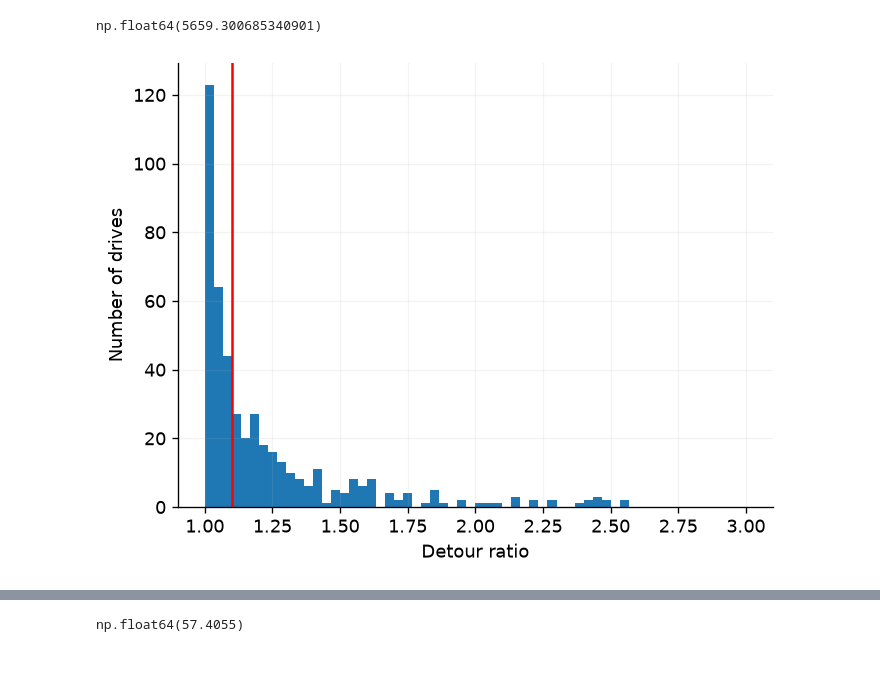
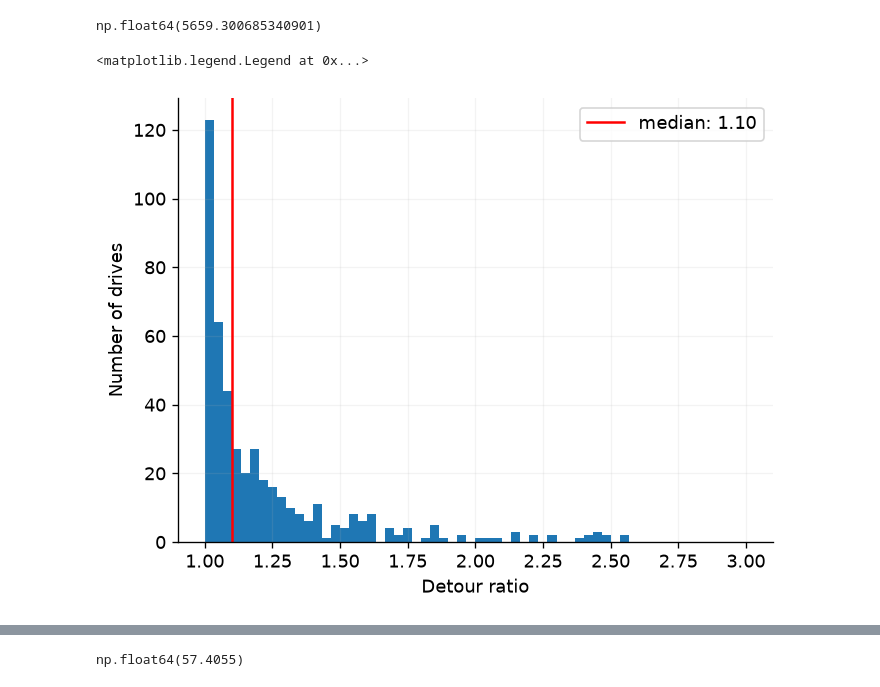
Before and after one commit to aymankno/perseverance_efficiency, a Jupyter notebook: rover_analysis.ipynb, the cells around one changed output, grey strips where cells are left out. Saved outputs shown, nothing was run; the diff lists cells and outputs as text; code cells hidden in the pictures.

Commit message:
Enhanced graphs

```diff
--- a/rover_analysis.ipynb
+++ b/rover_analysis.ipynb
@@ -48,12 +48,14 @@ d.excess_m.sum()
 np.float64(5659.300685340901)
 # %%
 plt.hist(d.detour_ratio, bins=60, range=(1, 3))
-plt.axvline(d.detour_ratio.median(), color="red")
+med = d.detour_ratio.median()
+plt.axvline(d.detour_ratio.median(), color="red", label=f"median: {med:.2f}")
 plt.xlabel("Detour ratio")
 plt.ylabel("Number of drives")
-plt.show()
+plt.legend()
 # %% [output]
+<matplotlib.legend.Legend at 0x...>
-[figure, old version]
+[figure, new version]
 # %%
 d[d.detour_ratio < 1.02].n_segments.value_counts()
 # %% [output]
```
Also changed, not shown: parts of 8 cells of this notebook.
